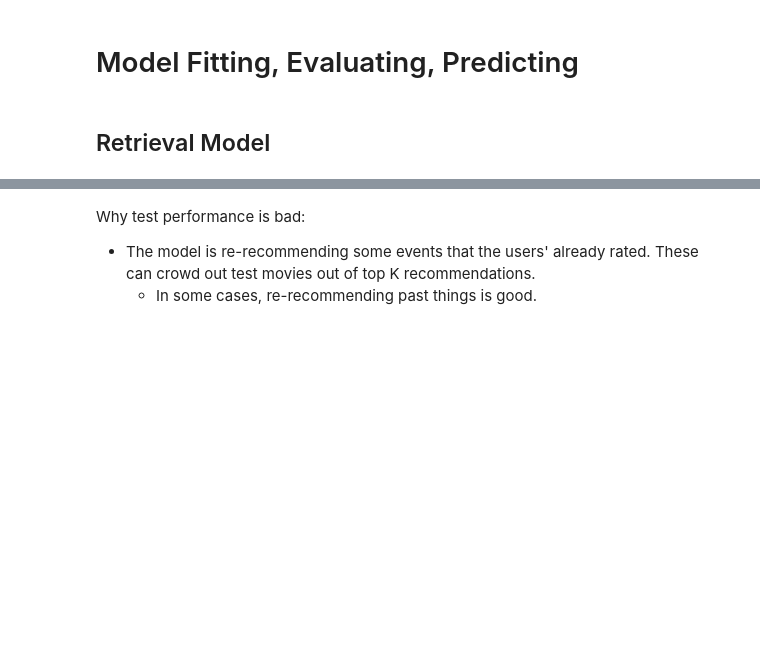
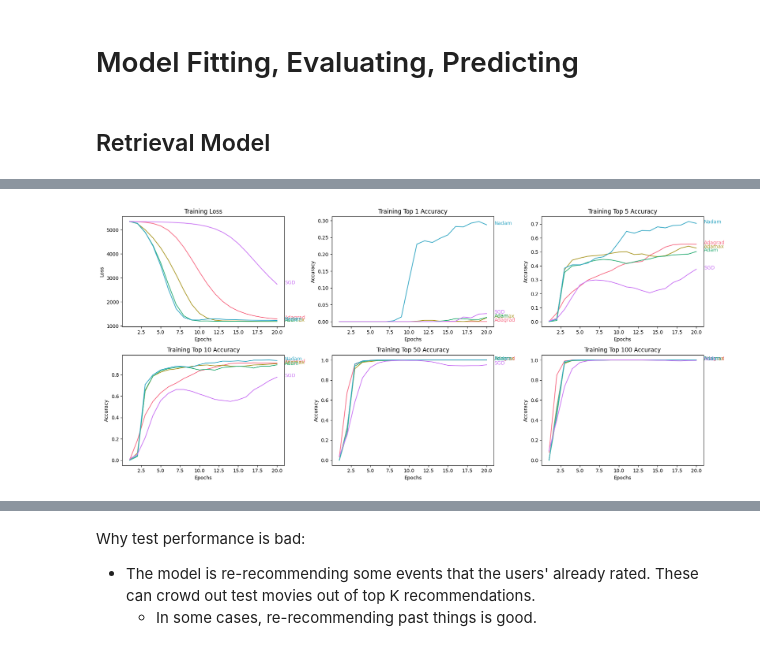
Before and after one commit to Bangkit-Capstone-CR23-PR565/ML-Model-Structuring, a Jupyter notebook: User Recommendation/User_Recommendation_v4.ipynb, the cells around one changed output, grey strips where cells are left out. Saved outputs shown, nothing was run; the diff lists cells and outputs as text; code cells hidden in the pictures; blank space fills up the shorter version.

```diff
--- a/User Recommendation/User_Recommendation_v4.ipynb
+++ b/User Recommendation/User_Recommendation_v4.ipynb
@@ -277,0 +247,80 @@ Let's first instantiate the model.
+# %%
+optimizers = [
+        tf.keras.optimizers.Adagrad,
+        tf.keras.optimizers.Adamax,
+        tf.keras.optimizers.Adam,
+        tf.keras.optimizers.Nadam,
+        tf.keras.optimizers.SGD,
+    ]
+colors = sns.color_palette('husl', len(optimizers))
+plt.figure(figsize=(6*3, 4*2))
+for (optimizer, color) in zip(optimizers, colors):
+    retrieval_model = RetrievalModel()
+    retrieval_model.compile(optimizer=optimizer(learning_rate=0.1))
+
+    history = retrieval_model.fit(cached_train, validation_data=cached_test, epochs=20, verbose=0)
+
+    # Retrieve the training metrics and validation metrics
+    train_loss = history.history['loss']
+    train_top_1 = history.history['factorized_top_k/top_1_categorical_accuracy']
+    train_top_5 = history.history['factorized_top_k/top_5_categorical_accuracy']
+    train_top_10 = history.history['factorized_top_k/top_10_categorical_accuracy']
+    train_top_50 = history.history['factorized_top_k/top_50_categorical_accuracy']
+    train_top_100 = history.history['factorized_top_k/top_100_categorical_accuracy']
+
+    # Plotting the metrics
+    epochs = range(1, len(train_loss) + 1)
+
+    # Plotting the loss metrics
+    plt.subplot(2, 3, 1)
+    plt.plot(epochs, train_loss, color=color)
+    plt.title(f'Training Loss')
+    plt.xlabel('Epochs')
+    plt.ylabel('Loss')
+    plt.annotate(optimizer().name, xy=(epochs[-1], train_loss[-1]), xytext=(epochs[-1] + 1, train_loss[-1]), color=color)
+
+    # Plotting the accuracy metrics
+    plt.subplot(2, 3, 2)
+    plt.plot(epochs, train_top_1, color=color)
+    plt.title(f'Training Top 1 Accuracy')
+    plt.xlabel('Epochs')
+    plt.ylabel('Accuracy')
+    plt.annotate(optimizer().name, xy=(epochs[-1], train_top_1[-1]), xytext=(epochs[-1] + 1, train_top_1[-1]), color=color)
+
+    # Plotting the accuracy metrics
+    plt.subplot(2, 3, 3)
+    plt.plot(epochs, train_top_5, color=color)
+    plt.title(f'Training Top 5 Accuracy')
+    plt.xlabel('Epochs')
+    plt.ylabel('Accuracy')
+    plt.annotate(optimizer().name, xy=(epochs[-1], train_top_5[-1]), xytext=(epochs[-1] + 1, train_top_5[-1]), color=color)
+
+    # Plotting the accuracy metrics
+    plt.subplot(2, 3, 4)
+    plt.plot(epochs, train_top_10, color=color)
+    plt.title(f'Training Top 10 Accuracy')
+    plt.xlabel('Epochs')
+    plt.ylabel('Accuracy')
+    plt.annotate(optimizer().name, xy=(epochs[-1], train_top_10[-1]), xytext=(epochs[-1] + 1, train_top_10[-1]), color=color)
+
+    # Plotting the accuracy metrics
+    plt.subplot(2, 3, 5)
+    plt.plot(epochs, train_top_50, color=color)
+    plt.title(f'Training Top 50 Accuracy')
+    plt.xlabel('Epochs')
+    plt.ylabel('Accuracy')
+    plt.annotate(optimizer().name, xy=(epochs[-1], train_top_50[-1]), xytext=(epochs[-1] + 1, train_top_50[-1]), color=color)
+
+    # Plotting the accuracy metrics
+    plt.subplot(2, 3, 6)
+    plt.plot(epochs, train_top_100, color=color)
+    plt.title(f'Training Top 100 Accuracy')
+    plt.xlabel('Epochs')
+    plt.ylabel('Accuracy')
+    plt.annotate(optimizer().name, xy=(epochs[-1], train_top_100[-1]), xytext=(epochs[-1] + 1, train_top_100[-1]), color=color)
+    # Display the plot
+
+    plt.tight_layout()
+plt.show()
+# %% [output]
+[figure, added]
```
Also changed, not shown: parts of 32 cells of this notebook, 2 other files.
